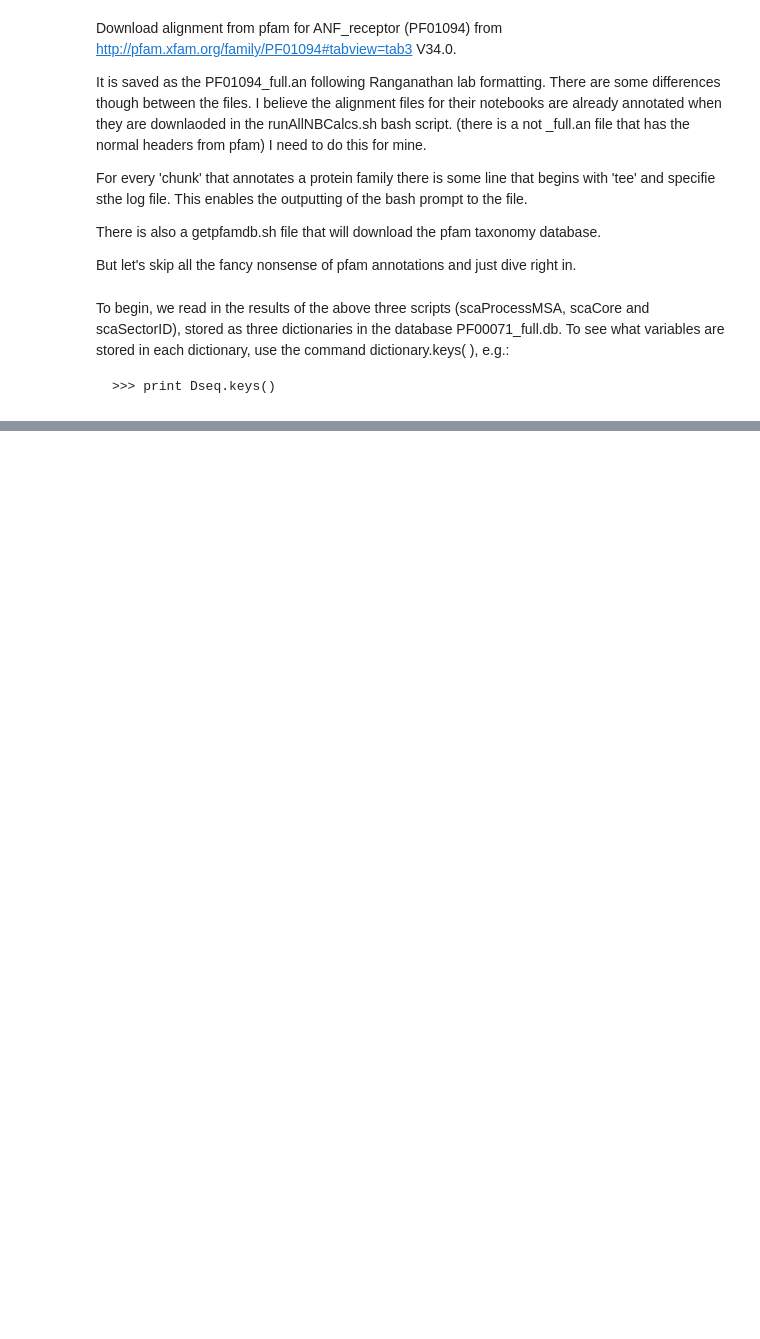
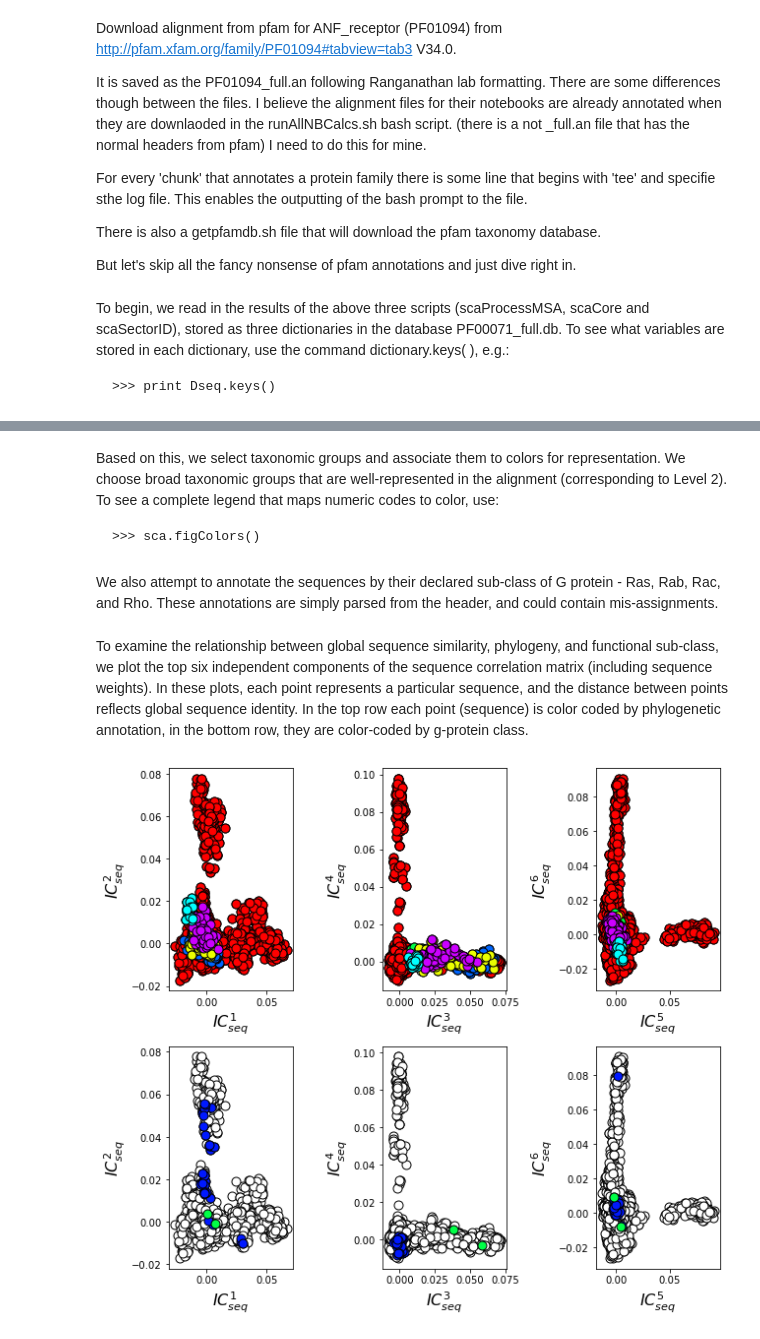
Before and after one commit to FafferMcgee/pySCA, a Jupyter notebook: notebooks/SCA_flytrap.ipynb, the cells around one changed output, grey strips where cells are left out. Drawn from its saved outputs; the diff is of its cells as text; code cells hidden in the pictures; blank space fills up the shorter version.

```diff
--- a/notebooks/SCA_flytrap.ipynb
+++ b/notebooks/SCA_flytrap.ipynb
@@ -42,0 +107,48 @@ Dsect = db['sector']   #the results of scaSectorID
+# %% [markdown]
+Based on this, we select taxonomic groups and associate them to colors for representation.  We choose broad taxonomic groups that are well-represented in the alignment (corresponding to Level 2). To see a complete legend that maps numeric codes to color, use:
+
+    >>> sca.figColors()
+# %%
+phylo = list();
+fam_names = ['Chordata', 'Ecdysozoa', 'Placozoa', 'Spiralia',\
+             'Cnidaria', 'Streptophyta']
+col = (0, 0.6, 0.38, 0.18, 0.8, 0.5)
+#Chordata = red, Ecdysozoa = yellow, Placozoa = green,
+#Spiralia = cyan, Cnidaria = blue, Streptophyta = purple
+for i,k in enumerate(fam_names):
+    sf = sca.Unit()
+    sf.name = fam_names[i].lower()
+    sf.col = col[i]
+    sf.items = [j for j,q in enumerate(Dseq['hd'])  if sf.name in q.lower()]
+    phylo.append(sf)
+# %% [markdown]
+We also attempt to annotate the sequences by their declared sub-class of G protein - Ras, Rab, Rac, and Rho.  These annotations are simply parsed from the header, and could contain mis-assignments.
+# %%
+gprot_names = ['Ras', 'Rab', 'Rac','Rho']
+gprot_classes = list()
+col = (0, 0.65, 0.15, 0.38)
+#Ras=light blue, Rab = orange, Rac=yellow, Rho=dark blue
+for c,k in enumerate(gprot_names):
+    gp = sca.Unit()
+    gp.col = col[c]
+    gp.name = k
+    gp.items = [i for i,h in enumerate(Dseq['hd']) if k in h]
+    gprot_classes.append(gp)
+# %% [markdown]
+To examine the relationship between global sequence similarity, phylogeny, and functional sub-class, we plot the top six independent components of the sequence correlation matrix (including sequence weights). In these plots, each point represents a particular sequence, and the distance between points reflects global sequence identity. In the top row each point (sequence) is color coded by phylogenetic annotation, in the bottom row, they are color-coded by g-protein class.
+# %%
+plt.rcParams['figure.figsize'] = 9, 8
+U = Dsca['Uica'][1]
+pairs = [[i,i+1] for i in range(0,6,2)]
+for k,[k1,k2] in enumerate(pairs):
+    plt.subplot(2,3,k+1)
+    sca.figUnits(U[:,k1], U[:,k2], phylo)
+    plt.xlabel(r"$IC_{seq}^{%i}$"%(k1+1), fontsize=16)
+    plt.ylabel(r"$IC_{seq}^{%i}$"%(k2+1), fontsize=16)
+    plt.subplot(2,3,k+4)
+    sca.figUnits(U[:,k1], U[:,k2], gprot_classes)
+    plt.xlabel(r"$IC_{seq}^{%i}$"%(k1+1), fontsize=16)
+    plt.ylabel(r"$IC_{seq}^{%i}$"%(k2+1), fontsize=16)
+plt.tight_layout()
+# %% [output]
+[figure, added]
```
Also changed, not shown: parts of 31 cells of this notebook, 8 other files.
